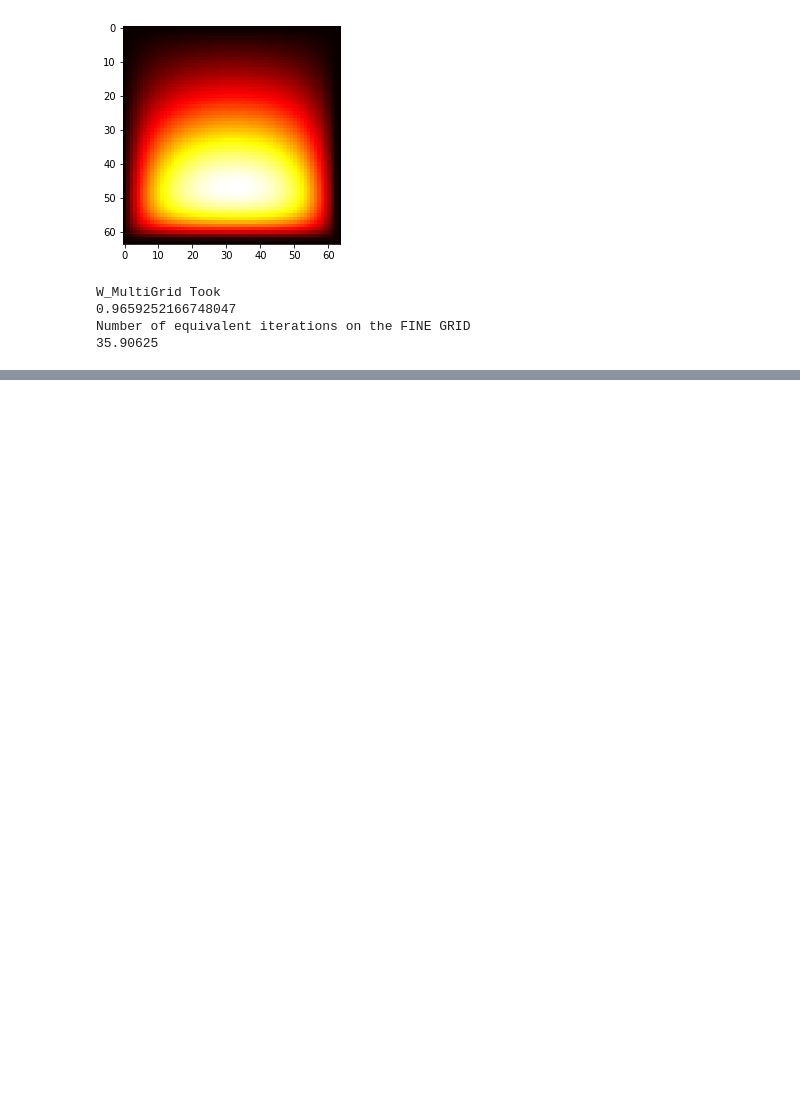
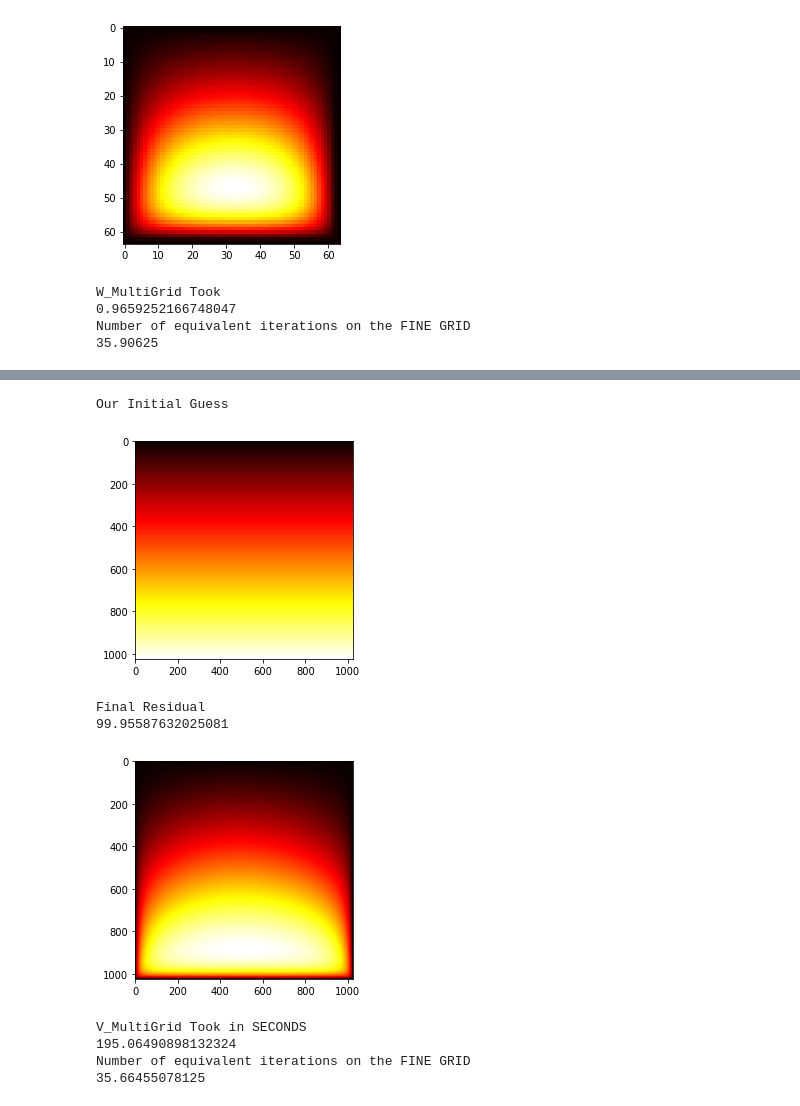
Before and after one commit to fadibechara/MultiGrid, a Jupyter notebook: MultiGrid_Isotropic.ipynb, the cells around one changed output, grey strips where cells are left out. Cells and saved outputs as stored; diff of their text form; code cells hidden in the pictures; blank space fills up the shorter version.

```diff
--- a/MultiGrid_Isotropic.ipynb
+++ b/MultiGrid_Isotropic.ipynb
@@ -722,0 +757,12 @@ Number of equivalent iterations on the FINE GRID
+# %%
+x, v_inject_residual = v_multigrid(u, min=6, omega=0.6, sig=0.5, sor=1, mode_restrict=0)
+# %% [output]
+Our Initial Guess
+[figure, added]
+Final Residual
+99.95587632025081
+[figure, added]
+V_MultiGrid Took in SECONDS
+195.06490898132324
+Number of equivalent iterations on the FINE GRID
+35.66455078125
```
Also changed, not shown: parts of 17 cells of this notebook.
